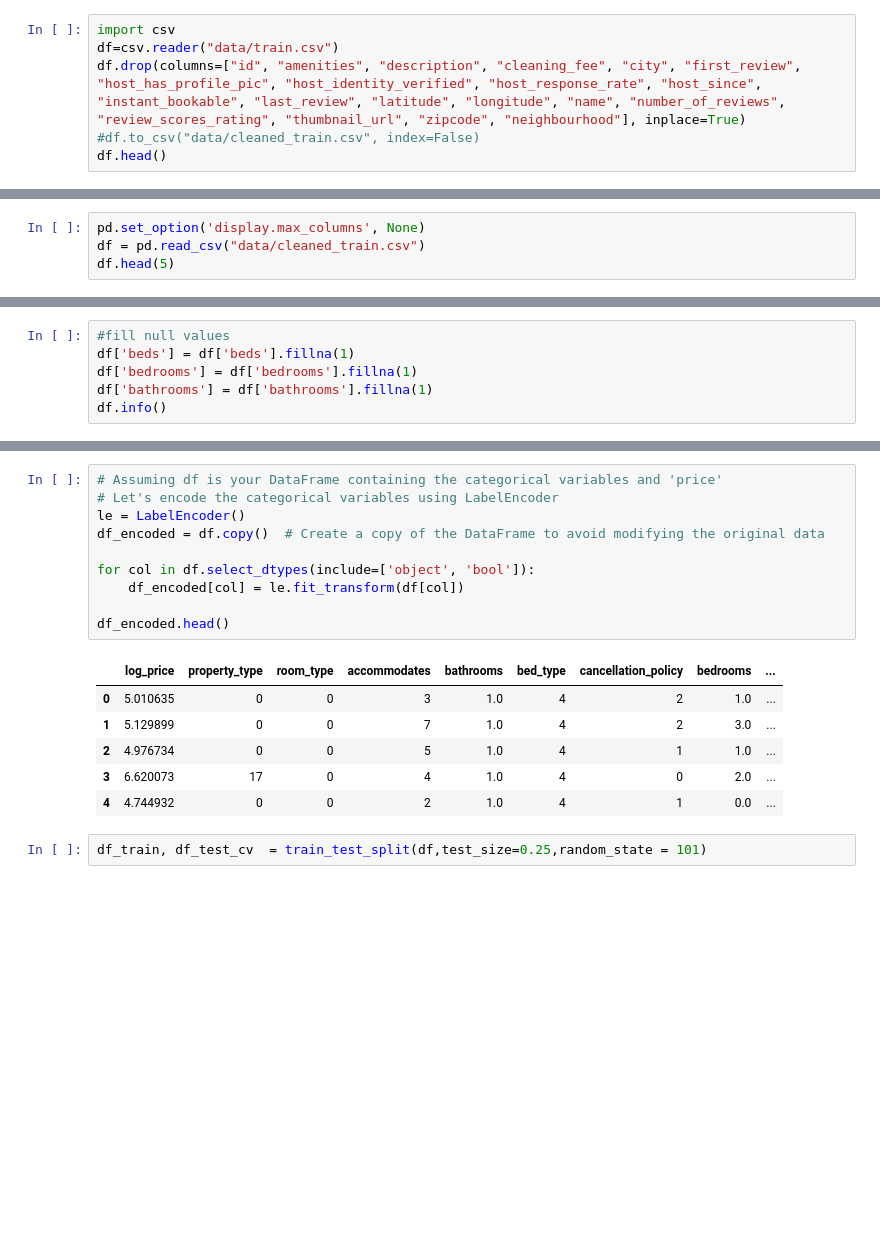
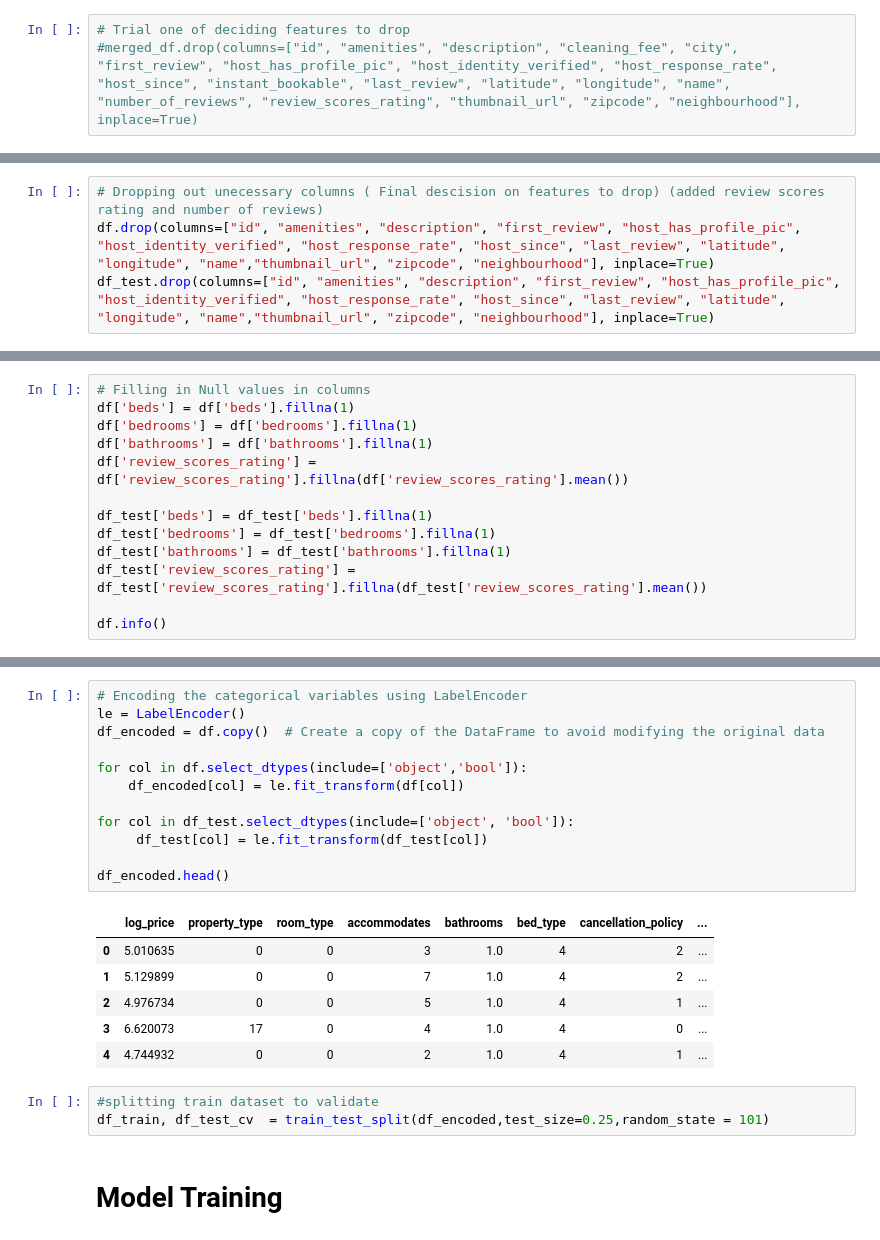
Before and after one commit to Hossam-N/Airbnb-Price-Prediction, a Jupyter notebook: model_training.ipynb, the cells around one changed output, grey strips where cells are left out. Cells and saved outputs as stored; diff of their text form; blank space fills up the shorter version.

```diff
--- a/model_training.ipynb
+++ b/model_training.ipynb
@@ -18,6 +111,3 @@ Successfully installed xgboost-2.0.3
 # %%
-import csv
-df=csv.reader("data/train.csv")
-df.drop(columns=["id", "amenities", "description", "cleaning_fee", "city", "first_review", "host_has_profile_pic", "host_identity_verified", "host_response_rate", "host_since", "instant_bookable", "last_review", "latitude", "longitude", "name", "number_of_reviews", "review_scores_rating", "thumbnail_url", "zipcode", "neighbourhood"], inplace=True)
-#df.to_csv("data/cleaned_train.csv", index=False)
-df.head()
+# Trial one of deciding features to drop
+#merged_df.drop(columns=["id", "amenities", "description", "cleaning_fee", "city", "first_review", "host_has_profile_pic", "host_identity_verified", "host_response_rate", "host_since", "instant_bookable", "last_review", "latitude", "longitude", "name", "number_of_reviews", "review_scores_rating", "thumbnail_url", "zipcode", "neighbourhood"], inplace=True)
@@ -26,4 +113,0 @@ AttributeError: '_csv.reader' object has no attribute 'drop'
-# %%
-pd.set_option('display.max_columns', None)
-df = pd.read_csv("data/cleaned_train.csv")
-df.head(5)
@@ -36,0 +121,4 @@ df.head(5)
+# %%
+# Dropping out unecessary columns ( Final descision on features to drop) (added review scores rating and number of reviews)
+df.drop(columns=["id", "amenities", "description", "first_review", "host_has_profile_pic", "host_identity_verified", "host_response_rate", "host_since", "last_review", "latitude", "longitude", "name","thumbnail_url", "zipcode", "neighbourhood"], inplace=True)
+df_test.drop(columns=["id", "amenities", "description", "first_review", "host_has_profile_pic", "host_identity_verified", "host_response_rate", "host_since", "last_review", "latitude", "longitude", "name","thumbnail_url", "zipcode", "neighbourhood"], inplace=True)
@@ -37,8 +148,15 @@ df.head(5)
 # %%
-#fill null values
+# Filling in Null values in columns
 df['beds'] = df['beds'].fillna(1)
 df['bedrooms'] = df['bedrooms'].fillna(1)
 df['bathrooms'] = df['bathrooms'].fillna(1)
+df['review_scores_rating'] = df['review_scores_rating'].fillna(df['review_scores_rating'].mean())
+
+df_test['beds'] = df_test['beds'].fillna(1)
+df_test['bedrooms'] = df_test['bedrooms'].fillna(1)
+df_test['bathrooms'] = df_test['bathrooms'].fillna(1)
+df_test['review_scores_rating'] = df_test['review_scores_rating'].fillna(df_test['review_scores_rating'].mean())
+
 df.info()
 # %% [output]
 <class 'pandas.core.frame.DataFrame'>
@@ -61,20 +179,25 @@ memory usage: 5.6+ MB
 # %%
-# Assuming df is your DataFrame containing the categorical variables and 'price'
-# Let's encode the categorical variables using LabelEncoder
+# Encoding the categorical variables using LabelEncoder
 le = LabelEncoder()
 df_encoded = df.copy()  # Create a copy of the DataFrame to avoid modifying the original data
 
-for col in df.select_dtypes(include=['object', 'bool']):
+for col in df.select_dtypes(include=['object','bool']):
     df_encoded[col] = le.fit_transform(df[col])
 
+for col in df_test.select_dtypes(include=['object', 'bool']):
+     df_test[col] = le.fit_transform(df_test[col])
+
 df_encoded.head()
 # %% [output]
-|  | log_price | property_type | room_type | accommodates | bathrooms | bed_type | cancellation_policy | bedrooms | ... |
-| 0 | 5.010635 | 0 | 0 | 3 | 1.0 | 4 | 2 | 1.0 | ... |
-| 1 | 5.129899 | 0 | 0 | 7 | 1.0 | 4 | 2 | 3.0 | ... |
-| 2 | 4.976734 | 0 | 0 | 5 | 1.0 | 4 | 1 | 1.0 | ... |
-| 3 | 6.620073 | 17 | 0 | 4 | 1.0 | 4 | 0 | 2.0 | ... |
-| 4 | 4.744932 | 0 | 0 | 2 | 1.0 | 4 | 1 | 0.0 | ... |
+|  | log_price | property_type | room_type | accommodates | bathrooms | bed_type | cancellation_policy | ... |
+| 0 | 5.010635 | 0 | 0 | 3 | 1.0 | 4 | 2 | ... |
+| 1 | 5.129899 | 0 | 0 | 7 | 1.0 | 4 | 2 | ... |
+| 2 | 4.976734 | 0 | 0 | 5 | 1.0 | 4 | 1 | ... |
+| 3 | 6.620073 | 17 | 0 | 4 | 1.0 | 4 | 0 | ... |
+| 4 | 4.744932 | 0 | 0 | 2 | 1.0 | 4 | 1 | ... |
 # %%
-df_train, df_test_cv  = train_test_split(df,test_size=0.25,random_state = 101)
+#splitting train dataset to validate
+df_train, df_test_cv  = train_test_split(df_encoded,test_size=0.25,random_state = 101)
+# %% [markdown]
+# **Model Training**
 # %%
```
Also changed, not shown: parts of 24 cells of this notebook, 5 other files.
